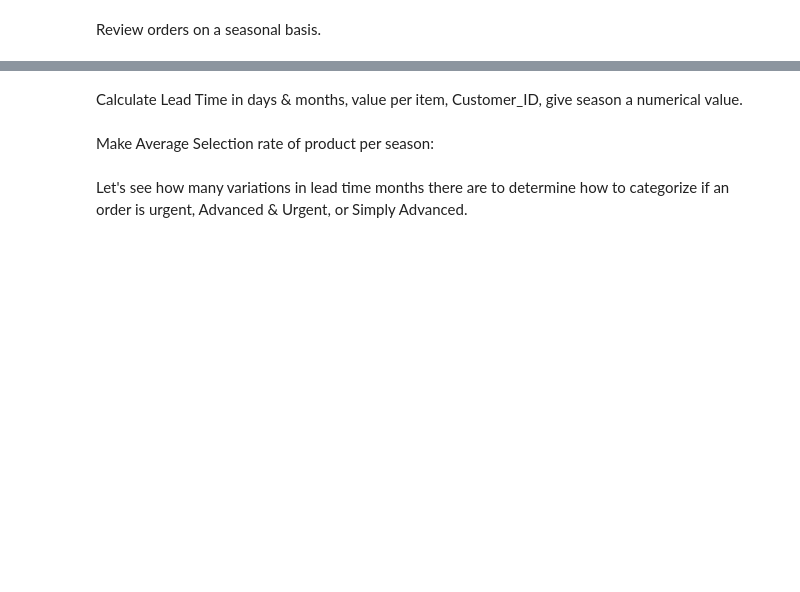
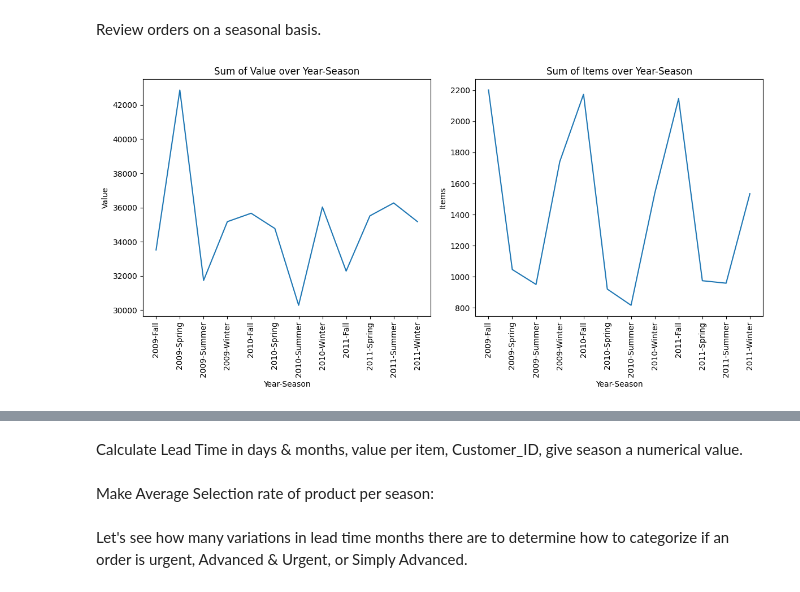
Before and after one commit to mredshaw/PredictiveModelling, a Jupyter notebook: Hackathon_Practice_V8.ipynb, the cells around one changed output, grey strips where cells are left out. Saved outputs shown, nothing was run; the diff lists cells and outputs as text; code cells hidden in the pictures; blank space fills up the shorter version.

```diff
--- a/Hackathon_Practice_V8.ipynb
+++ b/Hackathon_Practice_V8.ipynb
@@ -57,9 +92,36 @@ def month_to_season(month):
 df['O_Season'] = df['Order Month'].apply(month_to_season)
 df['D_Season'] = df['Delivery Month'].apply(month_to_season)
 df['Year-Season'] = df['Order Year'].astype(str) + '-' + df['O_Season']
+df['O_Season_Num'] = df['O_Season'].map({'Winter': 1, 'Spring': 2, 'Summer': 3, 'Fall': 4})
+df['D_Season_Num'] = df['D_Season'].map({'Winter': 1, 'Spring': 2, 'Summer': 3, 'Fall': 4})
 
 # Make year and season a continuous time-sequence
 
-year_season_orders = df.groupby('Year-Season').agg({'Value': 'sum'}).reset_index()
+year_season_orders = df.groupby('Year-Season').agg({'Value': 'sum', 'Items': 'sum'}).reset_index()
 year_season_orders['Year-Season'] = pd.Categorical(year_season_orders['Year-Season'], categories=sorted(df['Year-Season'].unique()), ordered=True)
 year_season_orders = year_season_orders.sort_values('Year-Season')
+# %%
+import seaborn as sns
+import matplotlib.pyplot as plt
+
+year_season_orders = year_season_orders.sort_values('Year-Season')
+
+plt.figure(figsize=(12, 6))
+
+plt.subplot(1, 2, 1)
+sns.lineplot(data=year_season_orders, x='Year-Season', y='Value')
+plt.xlabel('Year-Season')
+plt.ylabel('Value')
+plt.title('Sum of Value over Year-Season')
+plt.xticks(rotation=90)
+
+plt.subplot(1, 2, 2)
+sns.lineplot(data=year_season_orders, x='Year-Season', y='Items')
+plt.xlabel('Year-Season')
+plt.ylabel('Items')
+plt.title('Sum of Items over Year-Season')
+plt.xticks(rotation=90)
+
+plt.tight_layout()
+# %% [output]
+[figure, added]
```
Also changed, not shown: parts of 17 cells of this notebook.
